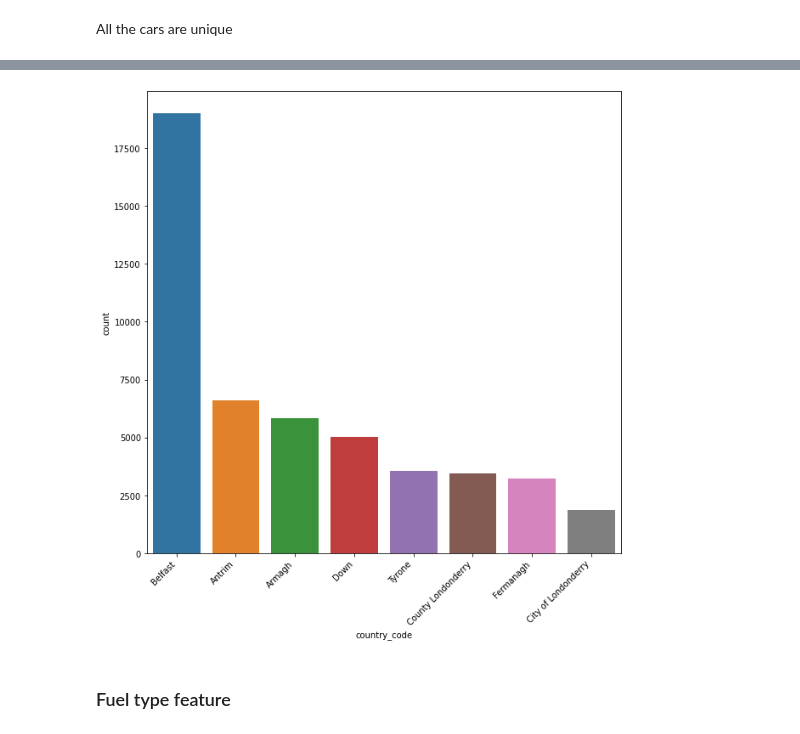
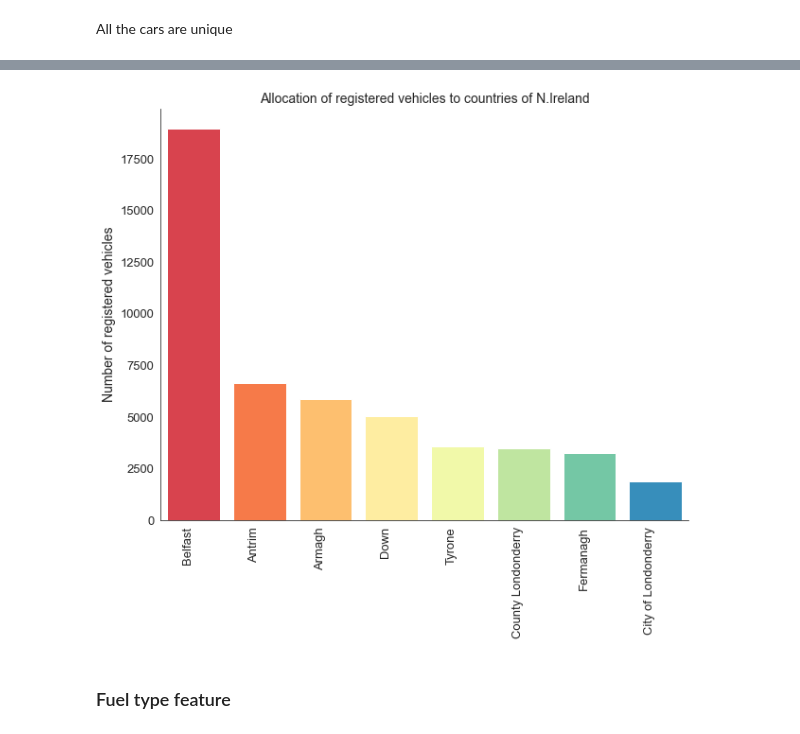
Before and after one commit to KwstasMCPU/NewAutoMotive, a Jupyter notebook: new_auto_task.ipynb, the cells around one changed output, grey strips where cells are left out. Cells and saved outputs as stored; diff of their text form; code cells hidden in the pictures.

Commit message:
added additional graphs

```diff
--- a/new_auto_task.ipynb
+++ b/new_auto_task.ipynb
@@ -9,6 +9,9 @@ import seaborn as sns
 # %%
 # showing all columns
 pd.set_option('display.max_columns', None)
+# %%
+sns.set_style('white')
+plt.rc("axes.spines", top=False, right=False) #  turn off the visibility of the top and right spines for all the graphs
 # %%
 # loading the dataset to a pandas DataFrame object
 car_df = pd.read_csv('Task_data.csv')
@@ -139,9 +143,13 @@ car_df['country_code'] = car_df['country_code'].astype('category')
 # %%
-fig = plt.figure(figsize=(10,10))
-sns.countplot(x='country_code', data=car_df, order=car_df.country_code.value_counts().index)
-plt.xticks(rotation=45, ha='right');
+fig = plt.figure(figsize=(10,8))
+sns.countplot(x='country_code', data=car_df, order=car_df.country_code.value_counts().index, palette='Spectral', saturation=1)
+plt.title('Allocation of registered vehicles to countries of N.Ireland', fontsize=14)
+plt.xlabel(None)
+plt.xticks(rotation=90, ha='right', fontsize=13)
+plt.ylabel('Number of registered vehicles', fontsize=14)
+plt.yticks(fontsize=13);
 # %% [output]
-[figure, old version]
+[figure, new version]
 # %%
 # now we will try to replace the country codes to the full country name
 # %% [markdown]
```
Also changed, not shown: parts of 22 cells of this notebook.
